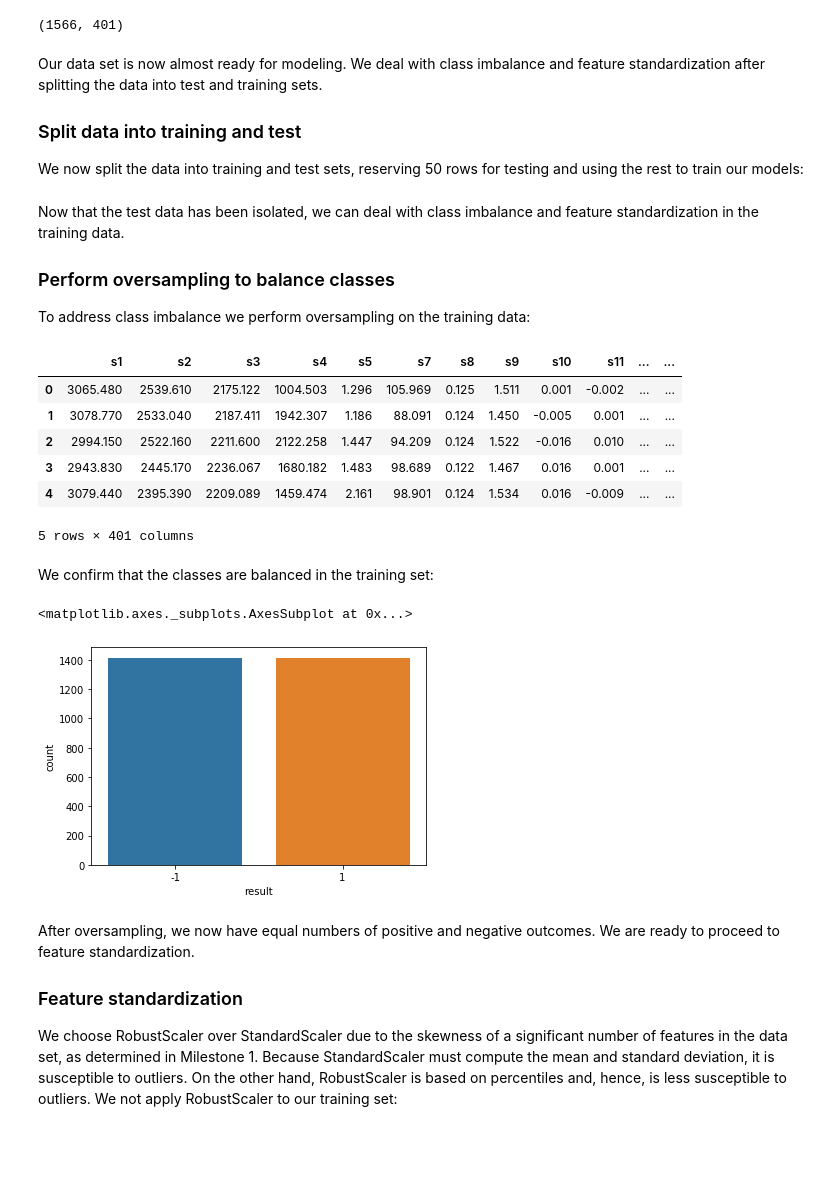
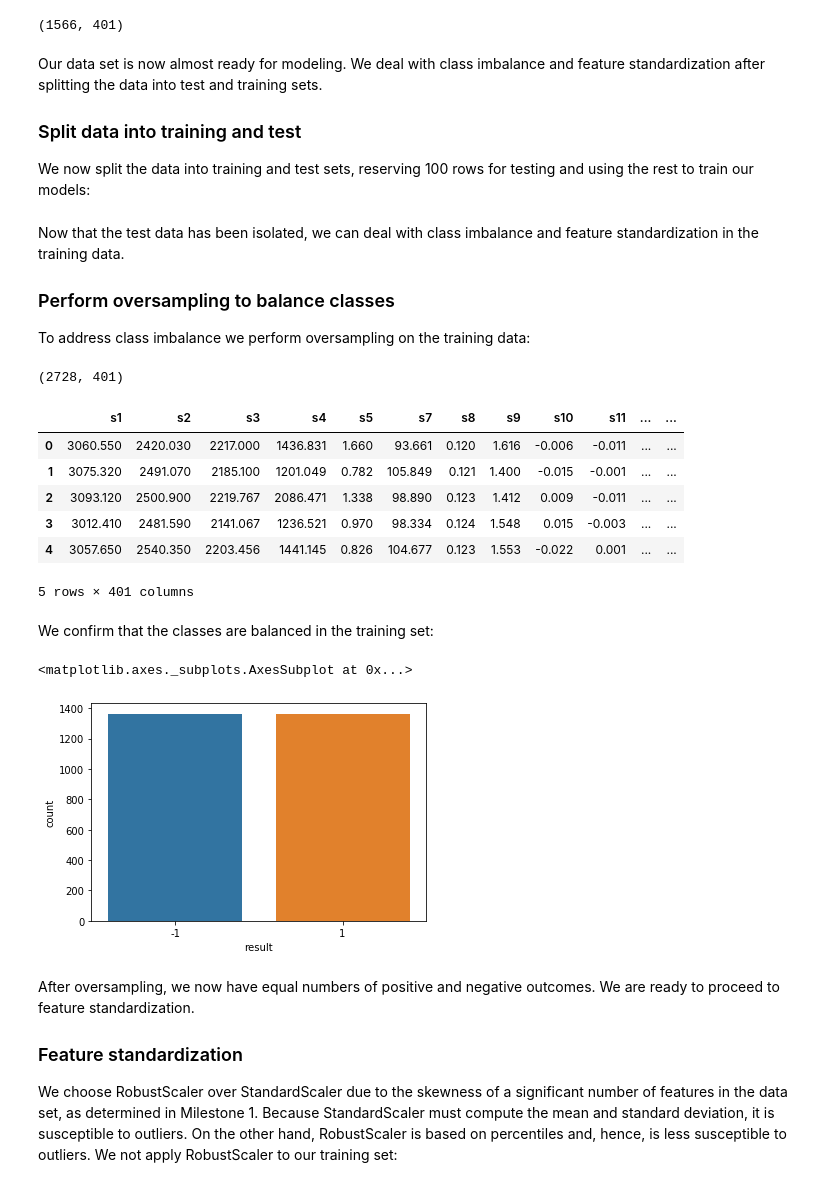
Before and after one commit to pelorenz/data-science-420, a Jupyter notebook: M02-PeterLorenz.ipynb, the cells around one changed output. Saved outputs shown, nothing was run; the diff lists cells and outputs as text; code cells hidden in the pictures; blank space fills up the shorter version.

```diff
--- a/M02-PeterLorenz.ipynb
+++ b/M02-PeterLorenz.ipynb
@@ -145,13 +146,13 @@ sensor_data.shape
 Our data set is now almost ready for modeling. We deal with class imbalance and feature standardization after splitting the data into test and training sets.
 
 ### Split data into training and test
-We now split the data into training and test sets, reserving 50 rows for testing and using the rest to train our models:
+We now split the data into training and test sets, reserving 100 rows for testing and using the rest to train our models:
 # %%
 # Split data into training and test
 X_train, X_test, y_train, y_test = \
     train_test_split(sensor_data,
                      sensor_labels_data['result'],
-                     test_size = 0.0319, # 50 test rows
+                     test_size = 0.0639, # 100 test rows
                      random_state = 0)
 # %% [markdown]
 Now that the test data has been isolated, we can deal with class imbalance and feature standardization in the training data.
@@ -161,27 +162,28 @@ To address class imbalance we perform oversampling on the training data:
 # %%
 # Instantiate SMOTE reference
 sm = SMOTE(random_state=1)
 
 # Apply oversampling to model data and label column
 X_resample, y_resample = sm.fit_resample(X_train, y_train)
 
 # Convert resampled model data to dataframe
 df_resample = pd.DataFrame(X_resample, columns=X_train.columns)
 
 # Display shape and initial rows
-df_labels_resample.shape
+df_resample.shape
 df_resample.head()
 
 # Convert labels array to dataframe
 df_labels_resample = pd.DataFrame(y_resample, columns=['result'])
 # %% [output]
+(2728, 401)
 |  | s1 | s2 | s3 | s4 | s5 | s7 | s8 | s9 | s10 | s11 | ... | ... |
-| 0 | 3065.480 | 2539.610 | 2175.122 | 1004.503 | 1.296 | 105.969 | 0.125 | 1.511 | 0.001 | -0.002 | ... | ... |
-| 1 | 3078.770 | 2533.040 | 2187.411 | 1942.307 | 1.186 | 88.091 | 0.124 | 1.450 | -0.005 | 0.001 | ... | ... |
-| 2 | 2994.150 | 2522.160 | 2211.600 | 2122.258 | 1.447 | 94.209 | 0.124 | 1.522 | -0.016 | 0.010 | ... | ... |
-| 3 | 2943.830 | 2445.170 | 2236.067 | 1680.182 | 1.483 | 98.689 | 0.122 | 1.467 | 0.016 | 0.001 | ... | ... |
-| 4 | 3079.440 | 2395.390 | 2209.089 | 1459.474 | 2.161 | 98.901 | 0.124 | 1.534 | 0.016 | -0.009 | ... | ... |
+| 0 | 3060.550 | 2420.030 | 2217.000 | 1436.831 | 1.660 | 93.661 | 0.120 | 1.616 | -0.006 | -0.011 | ... | ... |
+| 1 | 3075.320 | 2491.070 | 2185.100 | 1201.049 | 0.782 | 105.849 | 0.121 | 1.400 | -0.015 | -0.001 | ... | ... |
+| 2 | 3093.120 | 2500.900 | 2219.767 | 2086.471 | 1.338 | 98.890 | 0.123 | 1.412 | 0.009 | -0.011 | ... | ... |
+| 3 | 3012.410 | 2481.590 | 2141.067 | 1236.521 | 0.970 | 98.334 | 0.124 | 1.548 | 0.015 | -0.003 | ... | ... |
+| 4 | 3057.650 | 2540.350 | 2203.456 | 1441.145 | 0.826 | 104.677 | 0.123 | 1.553 | -0.022 | 0.001 | ... | ... |
-5 rows × 401 columns
+5 rows × 401 columns
 # %% [markdown]
 We confirm that the classes are balanced in the training set:
 # %%
@@ -189,7 +191,7 @@ We confirm that the classes are balanced in the training set:
 sns.countplot(x='result', data=df_labels_resample)
 # %% [output]
 <matplotlib.axes._subplots.AxesSubplot at 0x...>
-[figure, old version]
+[figure, new version]
 # %% [markdown]
 After oversampling, we now have equal numbers of positive and negative outcomes. We are ready to proceed to feature standardization.
 
```
Also changed, not shown: parts of 14 cells of this notebook.
